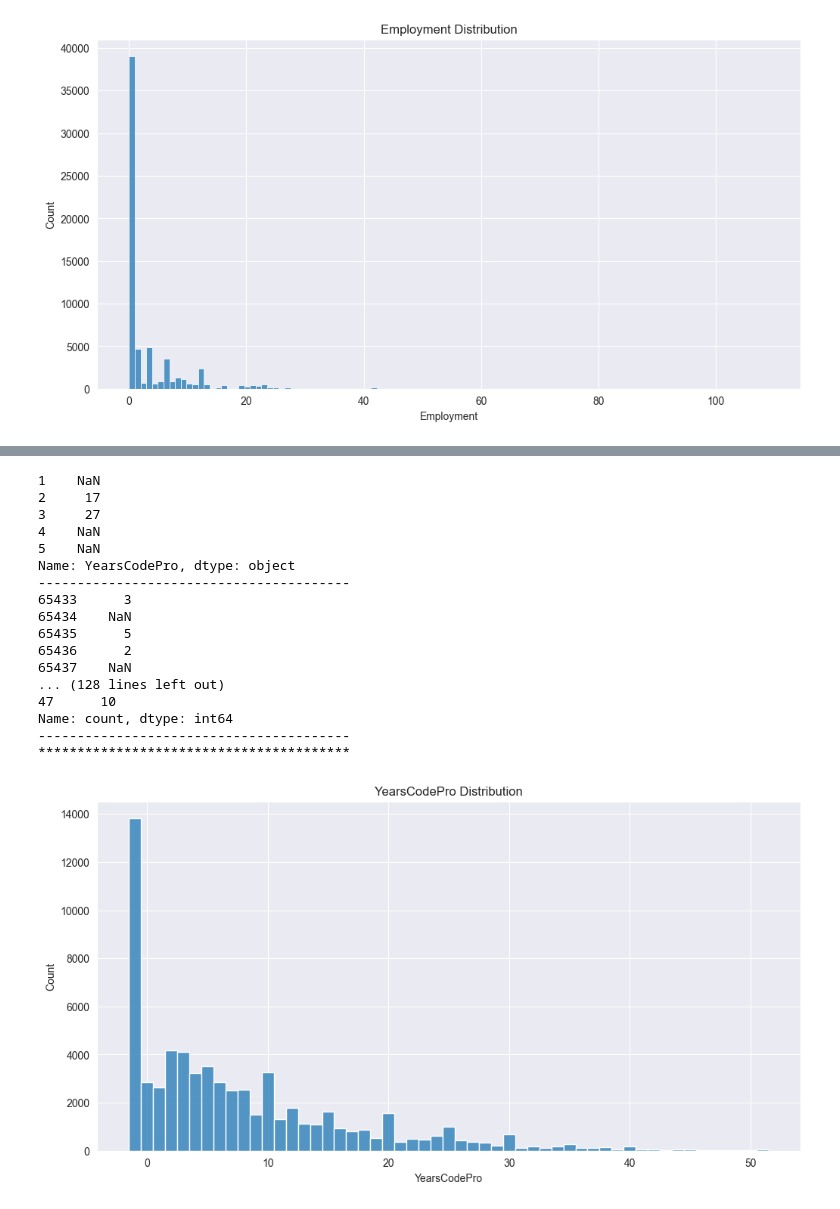
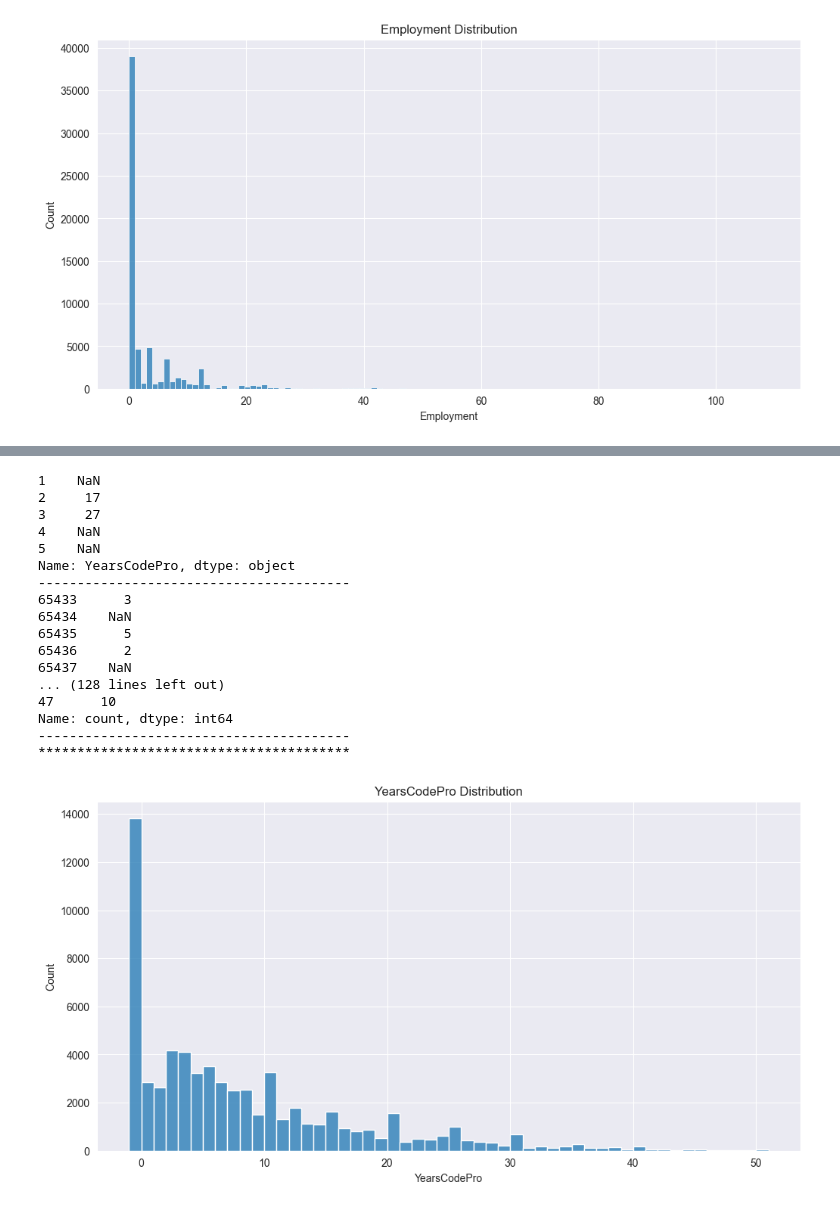
Before and after one commit to krsoy/AAU_Projects, a Jupyter notebook: m1_exam_oral.ipynb, the cells around one changed output, grey strips where cells are left out. Saved outputs shown, nothing was run; the diff lists cells and outputs as text; code cells hidden in the pictures.

```diff
--- a/m1_exam_oral.ipynb
+++ b/m1_exam_oral.ipynb
@@ -345,6 +349,7 @@ df['YearsCode'] = df['YearsCode'].replace({'Less than 1 year': 0, 'More than 50
 basic_info("YearsCode")
 # need to handle the null values
 df['YearsCode'] = df['YearsCode'].fillna(-1)
+df['YearsCode'] = df['YearsCode'].astype(int)
 bin_distribution('YearsCode', bins=52)
 # %% [output]
 1    NaN
@@ -368,30 +373,31 @@ Name: count, dtype: int64
 # %%
 basic_info('YearsCodePro')
 df['YearsCodePro'] = df['YearsCodePro'].replace({'Less than 1 year': 0, 'More than 50 years': 51})
 basic_info("YearsCodePro")
 # need to handle the null values
 df['YearsCodePro'] = df['YearsCodePro'].fillna(-1)
 
+df['YearsCodePro'] = df['YearsCodePro'].astype(int)
 bin_distribution('YearsCodePro', bins=52)
 # %% [output]
 1    NaN
 2     17
 3     27
 4    NaN
 5    NaN
 Name: YearsCodePro, dtype: object
 ----------------------------------------
 65433      3
 65434    NaN
 65435      5
 65436      2
 65437    NaN
 ... (128 lines left out)
 47      10
 Name: count, dtype: int64
 ----------------------------------------
 ****************************************
-[figure, old version]
+[figure, new version]
 # %%
 basic_info("DevType")
 bin_distribution('DevType', bins=df['DevType'].nunique()+1,rotate=90)
```
Also changed, not shown: parts of 6 cells of this notebook.
